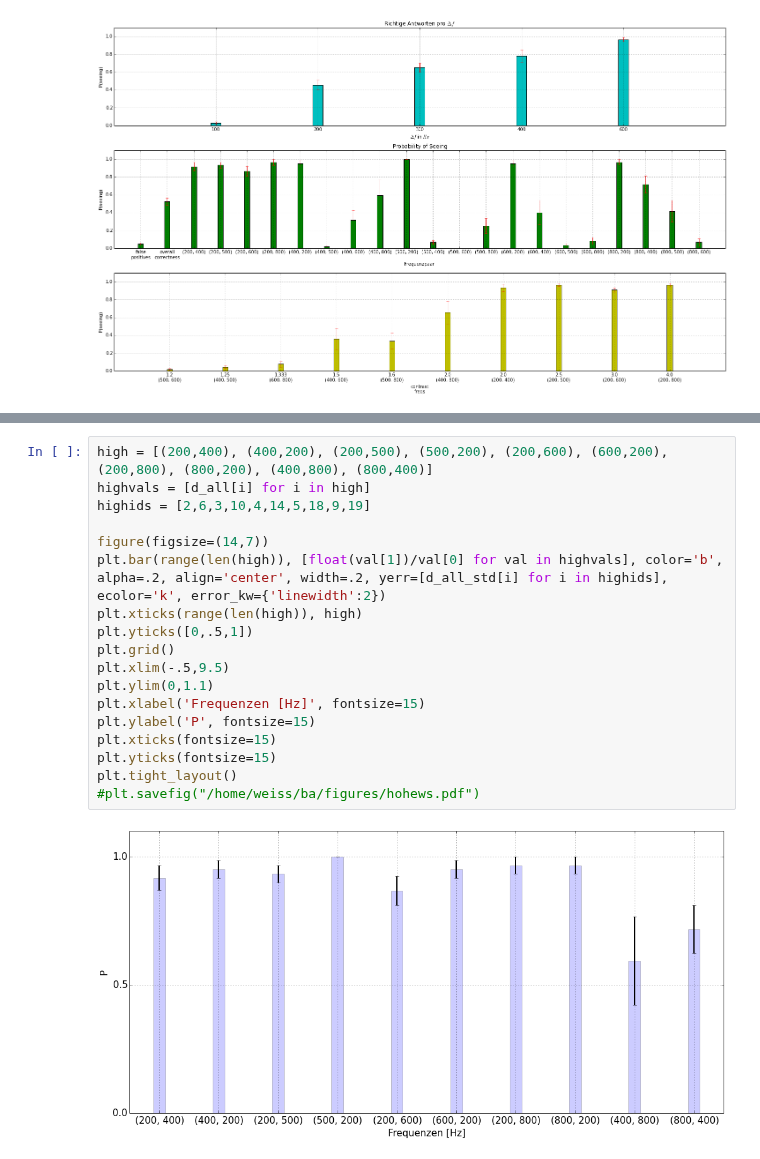
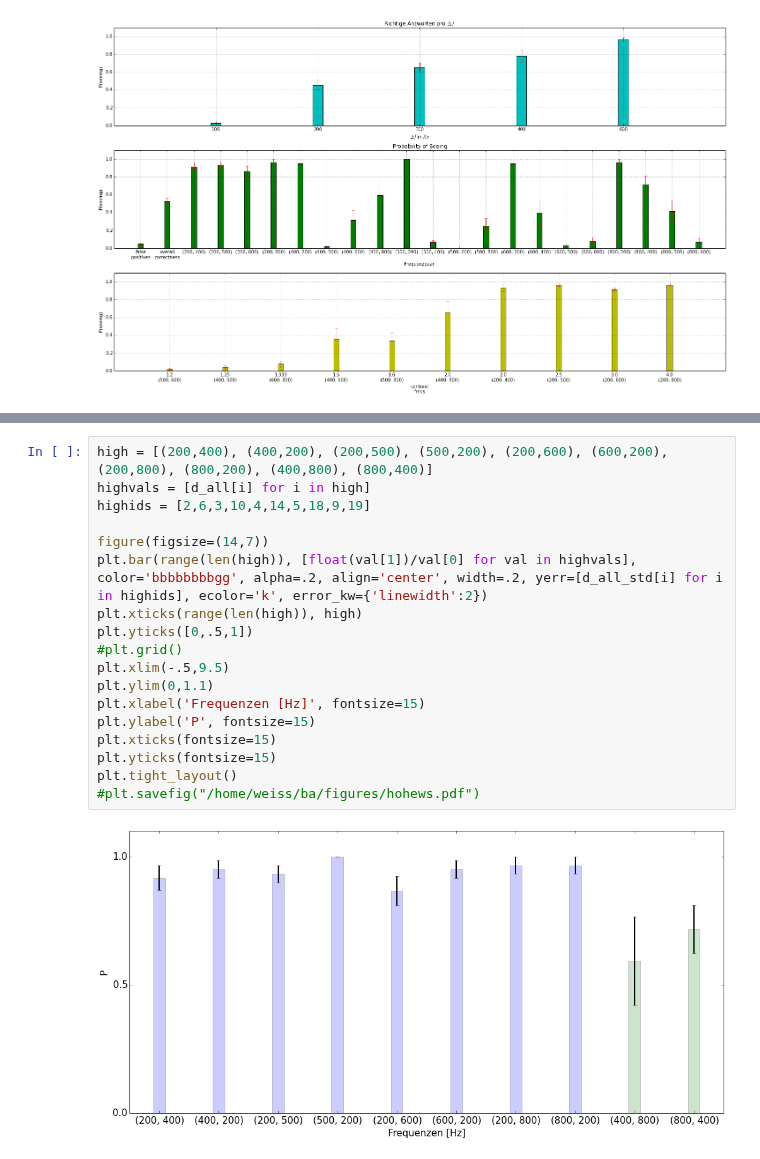
Before and after one commit to wachtlerlab/RWeiss, a Jupyter notebook: Auswertung_all_means.ipynb, the cells around one changed output, grey strips where cells are left out. Saved outputs shown, nothing was run; the diff lists cells and outputs as text.

Commit message:
figures: grids entfernt

```diff
--- a/Auswertung_all_means.ipynb
+++ b/Auswertung_all_means.ipynb
@@ -238,20 +238,20 @@ plt.tight_layout()
 # %%
 high = [(200,400), (400,200), (200,500), (500,200), (200,600), (600,200), (200,800), (800,200), (400,800), (800,400)]
 highvals = [d_all[i] for i in high]
 highids = [2,6,3,10,4,14,5,18,9,19]
 
 figure(figsize=(14,7))
-plt.bar(range(len(high)), [float(val[1])/val[0] for val in highvals], color='b', alpha=.2, align='center', width=.2, yerr=[d_all_std[i] for i in highids], ecolor='k', error_kw={'linewidth':2})
+plt.bar(range(len(high)), [float(val[1])/val[0] for val in highvals], color='bbbbbbbbgg', alpha=.2, align='center', width=.2, yerr=[d_all_std[i] for i in highids], ecolor='k', error_kw={'linewidth':2})
 plt.xticks(range(len(high)), high)
 plt.yticks([0,.5,1])
-plt.grid()
+#plt.grid()
 plt.xlim(-.5,9.5)
 plt.ylim(0,1.1)
 plt.xlabel('Frequenzen [Hz]', fontsize=15)
 plt.ylabel('P', fontsize=15)
 plt.xticks(fontsize=15)
 plt.yticks(fontsize=15)
 plt.tight_layout()
 #plt.savefig("/home/weiss/ba/figures/hohews.pdf")
 # %% [output]
-[figure, old version]
+[figure, new version]
```
Also changed, not shown: parts of 4 cells of this notebook, 11 other files.
